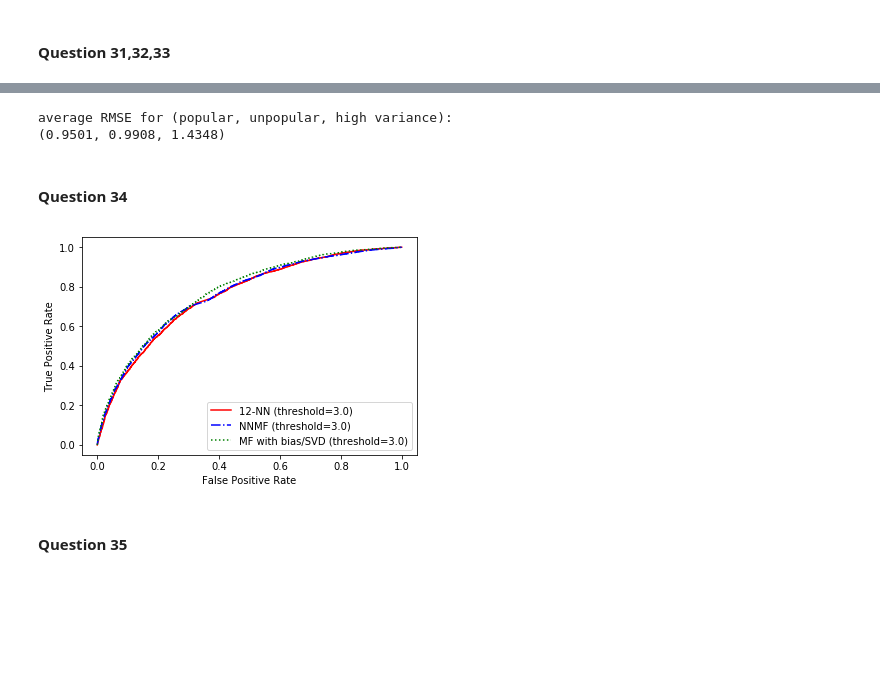
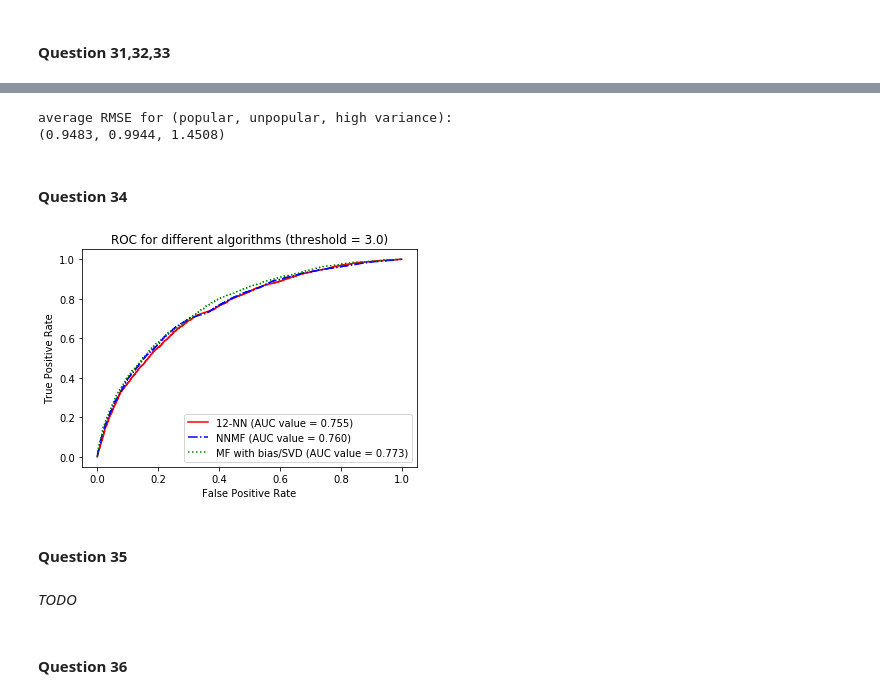
Before and after one commit to popo0293/EE219Project3, a Jupyter notebook: Project3.ipynb, the cells around one changed output, grey strips where cells are left out. Cells and saved outputs as stored; diff of their text form; code cells hidden in the pictures; blank space fills up the shorter version.

```diff
--- a/Project3.ipynb
+++ b/Project3.ipynb
@@ -486,7 +488,7 @@ minimum average RMSE for (popular, unpopular, high variance):
 from sklearn import metrics
 from surprise.model_selection import train_test_split
 # use optimal number of latent factors that minimize RMSE
-opt_lfactor = 16
+opt_lfactor_nmf = 16
 thresholdlist = [2.5, 3, 3.5, 4]
 
 pred = None
@@ -494,7 +496,7 @@ if GET_DATA_FROM_FILES and os.path.isfile("./pred_q22.pkl"):
     logging.info("Loading pred_q22.")
     pred = pickle.load(open("./pred_q22.pkl", "rb"))
 else:
-    algo = NMF(n_factors=opt_lfactor)
+    algo = NMF(n_factors=opt_lfactor_nmf)
     trainset, testset = train_test_split(data, test_size=.1)
     algo.fit(trainset)
     pred = algo.test(testset)
@@ -728,14 +730,14 @@ minimum average RMSE for (popular, unpopular, high variance):
 # %% [markdown]
 #### Question 29
 # %%
-opt_lfactor = 18
+opt_lfactor_svd = 18
 
 pred = None
 if GET_DATA_FROM_FILES and os.path.isfile("./pred_q29.pkl"):
     logging.info("Loading pred_q29.")
     pred = pickle.load(open("./pred_q29.pkl", "rb"))
 else:
-    algo = SVD(n_factors=opt_lfactor, biased=True)
+    algo = SVD(n_factors=opt_lfactor_svd, biased=True)
     trainset, testset = train_test_split(data, test_size=.1)
     algo.fit(trainset)
     pred = algo.test(testset)
@@ -819,6 +821,6 @@ for trainset,testset in kf.split(data):
     predictions_pop_naive = algo.test(trim_popular(testset))
     predictions_unpop_naive = algo.test(trim_unpopular(testset))
     predictions_highvar_naive = algo.test(trim_highvar(testset))
-    rmse_temp_pop_naive.append(accuracy.rmse(predictions_pop_naive))
-    rmse_temp_unpop_naive.append(accuracy.rmse(predictions_unpop_naive))
-    rmse_temp_highvar_naive.append(accuracy.rmse(predictions_highvar_naive))
+    rmse_temp_pop_naive.append(accuracy.rmse(predictions_pop_naive, verbose=False))
+    rmse_temp_unpop_naive.append(accuracy.rmse(predictions_unpop_naive, verbose=False))
+    rmse_temp_highvar_naive.append(accuracy.rmse(predictions_highvar_naive, verbose=False))
@@ -847,7 +831,7 @@ high variance): \n(%.4f, %.4f, %.4f)\n' % (np.mean(rmse_temp_pop_naive), \
                                            np.mean(rmse_temp_highvar_naive)))
 # %% [output]
 average RMSE for (popular, unpopular, high variance):
-(0.9501, 0.9908, 1.4348)
+(0.9483, 0.9944, 1.4508)
 # %% [markdown]
 #### Question 34
 # %%
@@ -856,7 +840,7 @@ if GET_DATA_FROM_FILES and os.path.isfile("./pred_q29.pkl"):
     logging.info("Loading pred_q29.")
     pred_svd = pickle.load(open("./pred_q29.pkl", "rb"))
 else:
-    algo = SVD(n_factors=opt_lfactor, biased=True)
+    algo = SVD(n_factors=opt_lfactor_svd, biased=True)
     trainset, testset = train_test_split(data, test_size=.1)
     algo.fit(trainset)
     pred_svd = algo.test(testset)
@@ -867,7 +851,7 @@ if GET_DATA_FROM_FILES and os.path.isfile("./pred_q22.pkl"):
     logging.info("Loading pred_q22.")
     pred_nmf = pickle.load(open("./pred_q22.pkl", "rb"))
 else:
-    algo = NMF(n_factors=opt_lfactor)
+    algo = NMF(n_factors=opt_lfactor_nmf)
     trainset, testset = train_test_split(data, test_size=.1)
     algo.fit(trainset)
     pred_nmf = algo.test(testset)
@@ -877,38 +861,45 @@ pred_knn = None
 if GET_DATA_FROM_FILES and os.path.isfile("./pred_q15.pkl"):
     logging.info("Loading pred_q15.")
     pred_knn = pickle.load(open("./pred_q15.pkl", "rb"))
 else:
     algo = surprise.prediction_algorithms.knns.KNNWithMeans(k=mink, sim_options=sim_options)
     trainset, testset = train_test_split(data, test_size=.1)
     algo.fit(trainset)
     pred_knn = algo.test(testset)
     pickle.dump(pred_knn, open("./pred_q15.pkl", "wb"))
 
-thres_q34 = 3
+thres_q34 = 3.0
 pred_list = [pred_knn, pred_nmf, pred_svd]
-pred_list_name = ['%d-NN (threshold=%.1f)' % (mink, thres_q34),
-                  'NNMF (threshold=%.1f)' % thres_q34,
-                 'MF with bias/SVD (threshold=%.1f)' % thres_q34]
+pred_list_name = ['%d-NN' % mink,
+                  'NNMF',
+                 'MF with bias/SVD']
 pred_line = []
 pred_line_opt = ['r-', 'b-.', 'g:']
 for idx, pred in enumerate(pred_list):
     y_true=[]
     y_pred=[]
     for _,_,r_real,r_pred,_ in pred:
         if r_real >= ths:
             y_true.append(1)
         else:
             y_true.append(0)
         y_pred.append(r_pred)
     fpr, tpr, _ = metrics.roc_curve(y_true=y_true, y_score=y_pred, pos_label=1)
-    l, = plt.plot(fpr, tpr, pred_line_opt[idx], label=pred_list_name[idx])
+    label = pred_list_name[idx] + ' (AUC value = %0.3f)' % metrics.roc_auc_score(y_true=y_true, y_score=y_pred)
+    l, = plt.plot(fpr, tpr, pred_line_opt[idx], label=label)
     pred_line.append(l)
 
+
 plt.legend(handles=pred_line)
+plt.title('ROC for different algorithms (threshold = %.1f)' % thres_q34)
 plt.xlabel('False Positive Rate')
 plt.ylabel('True Positive Rate')
 plt.show()
 # %% [output]
-[figure, old version]
+[figure, new version]
 # %% [markdown]
 #### Question 35
+# %% [markdown]
+*TODO*
+# %% [markdown]
+#### Question 36
```
Also changed, not shown: parts of 13 cells of this notebook.
